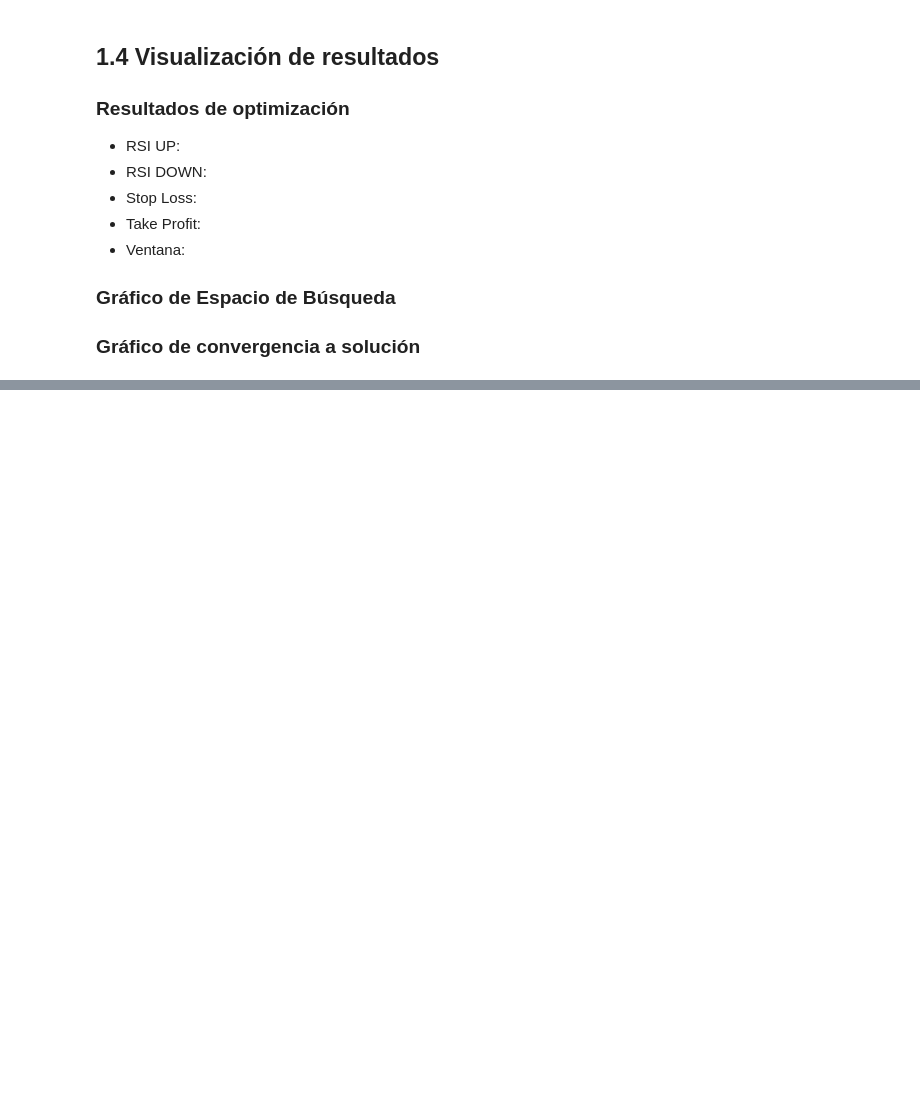
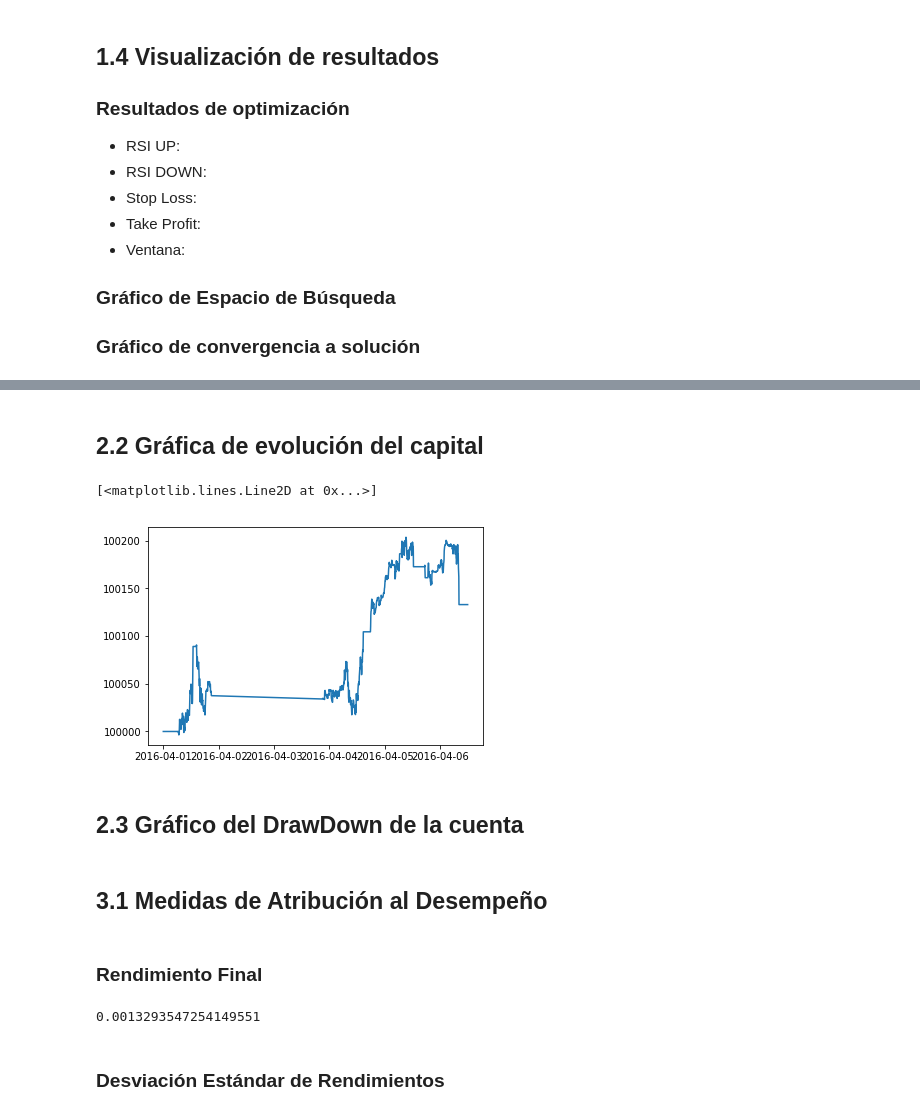
Before and after one commit to eduor96/Proyecto_Final, a Jupyter notebook: Proyecto Final.ipynb, the cells around one changed output, grey strips where cells are left out. Saved outputs shown, nothing was run; the diff lists cells and outputs as text; code cells hidden in the pictures; blank space fills up the shorter version.

```diff
--- a/Proyecto Final.ipynb
+++ b/Proyecto Final.ipynb
@@ -363,0 +365,22 @@ See the caveats in the documentation: http://pandas.pydata.org/pandas-docs/stabl
+# %% [markdown]
+## 2.2 Gráfica de evolución del capital
+# %%
+i=1000
+x=df1_precios.iloc[0:i,0]
+y=df3_cuenta["Balance"][0:i].astype(float)
+plt.plot(x,y)
+# %% [output]
+[<matplotlib.lines.Line2D at 0x...>]
+[figure, added]
+# %% [markdown]
+## 2.3 Gráfico del DrawDown de la cuenta
+# %% [markdown]
+## 3.1 Medidas de Atribución al Desempeño
+# %% [markdown]
+### Rendimiento Final
+# %%
+-rend_final
+# %% [output]
+0.0013293547254149551
+# %% [markdown]
+### Desviación Estándar de Rendimientos
```
Also changed, not shown: parts of 6 cells of this notebook.
